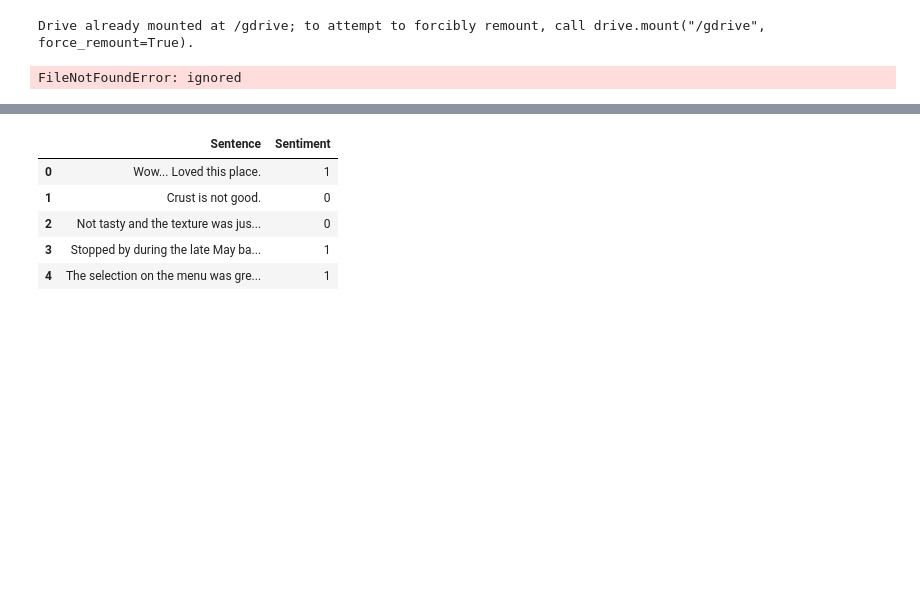
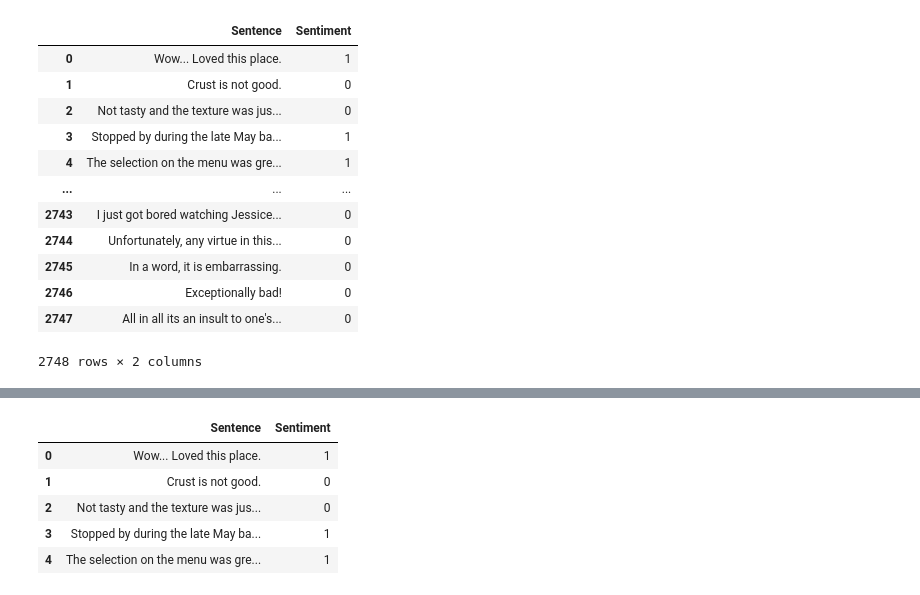
Before and after one commit to Jun-266/sentiment-analysis-project, a Jupyter notebook: src/Tarea_Integradora_2_CED2.ipynb, the cells around one changed output, grey strips where cells are left out. Drawn from its saved outputs; the diff is of its cells as text; code cells hidden in the pictures; blank space fills up the shorter version.

```diff
--- a/src/Tarea_Integradora_2_CED2.ipynb
+++ b/src/Tarea_Integradora_2_CED2.ipynb
@@ -26,12 +26,23 @@ from sklearn.metrics import accuracy_score, cohen_kappa_score,precision_score,f1
 [nltk_data]    |
 [nltk_data]  Done downloading collection all
-# %%
-from google.colab import drive
-drive.mount('/gdrive')
-df = pd.read_excel('/gdrive/MyDrive/Sentiment_Dataset.xlsx')
-# %% [output]
-Drive already mounted at /gdrive; to attempt to forcibly remount, call drive.mount("/gdrive", force_remount=True).
-FileNotFoundError: ignored
+# %%
+
+df = pd.read_csv('Sentiment_Dataset.csv')
+df
+# %% [output]
+|  | Sentence | Sentiment |
+| 0 | Wow... Loved this place. | 1 |
+| 1 | Crust is not good. | 0 |
+| 2 | Not tasty and the texture was jus... | 0 |
+| 3 | Stopped by during the late May ba... | 1 |
+| 4 | The selection on the menu was gre... | 1 |
+| ... | ... | ... |
+| 2743 | I just got bored watching Jessice... | 0 |
+| 2744 | Unfortunately, any virtue in this... | 0 |
+| 2745 | In a word, it is embarrassing. | 0 |
+| 2746 | Exceptionally bad! | 0 |
+| 2747 | All in all its an insult to one's... | 0 |
+2748 rows × 2 columns
 # %%
 df.info()
 # %% [output]
```
Also changed, not shown: parts of 4 cells of this notebook, 1 other file.
